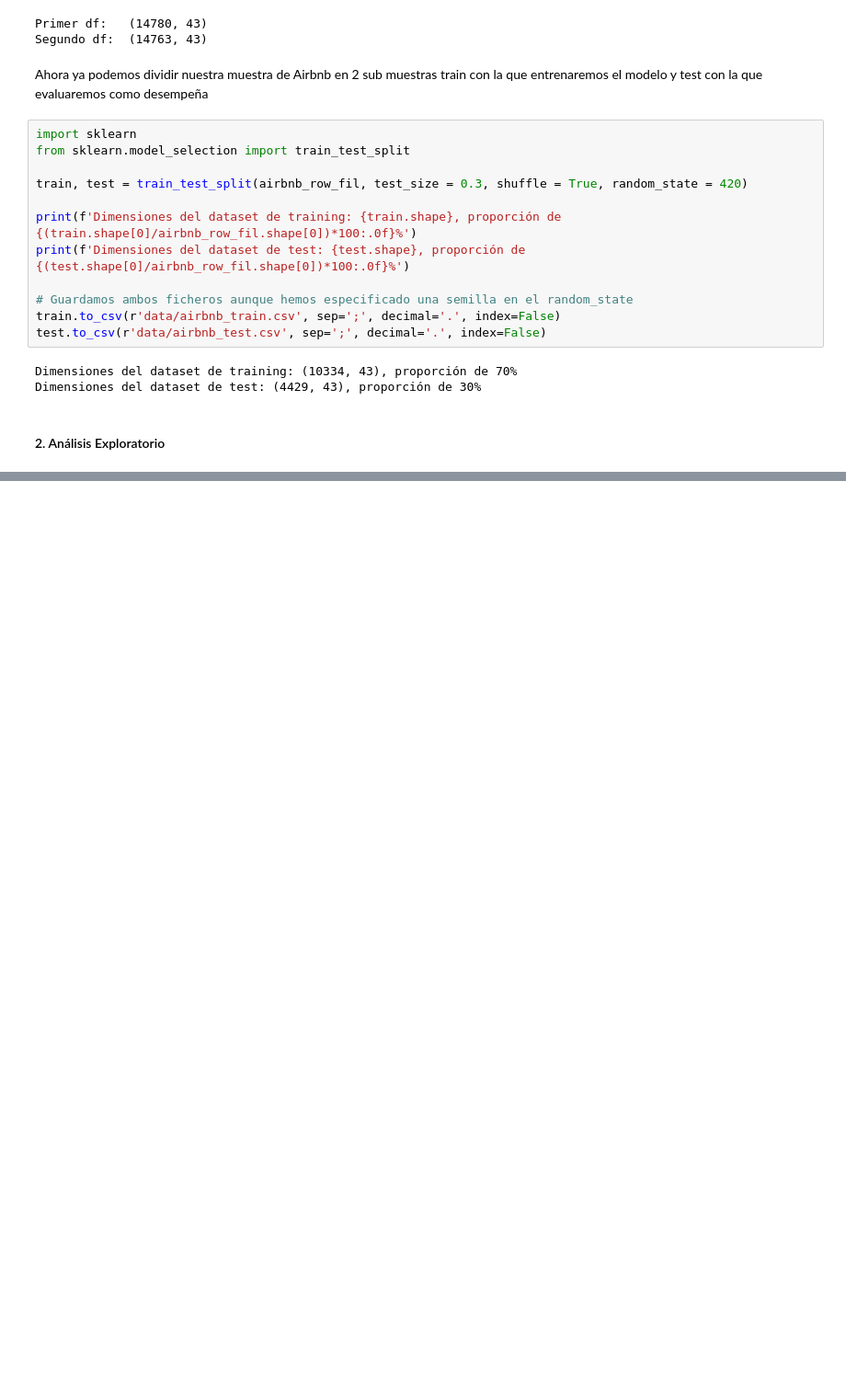
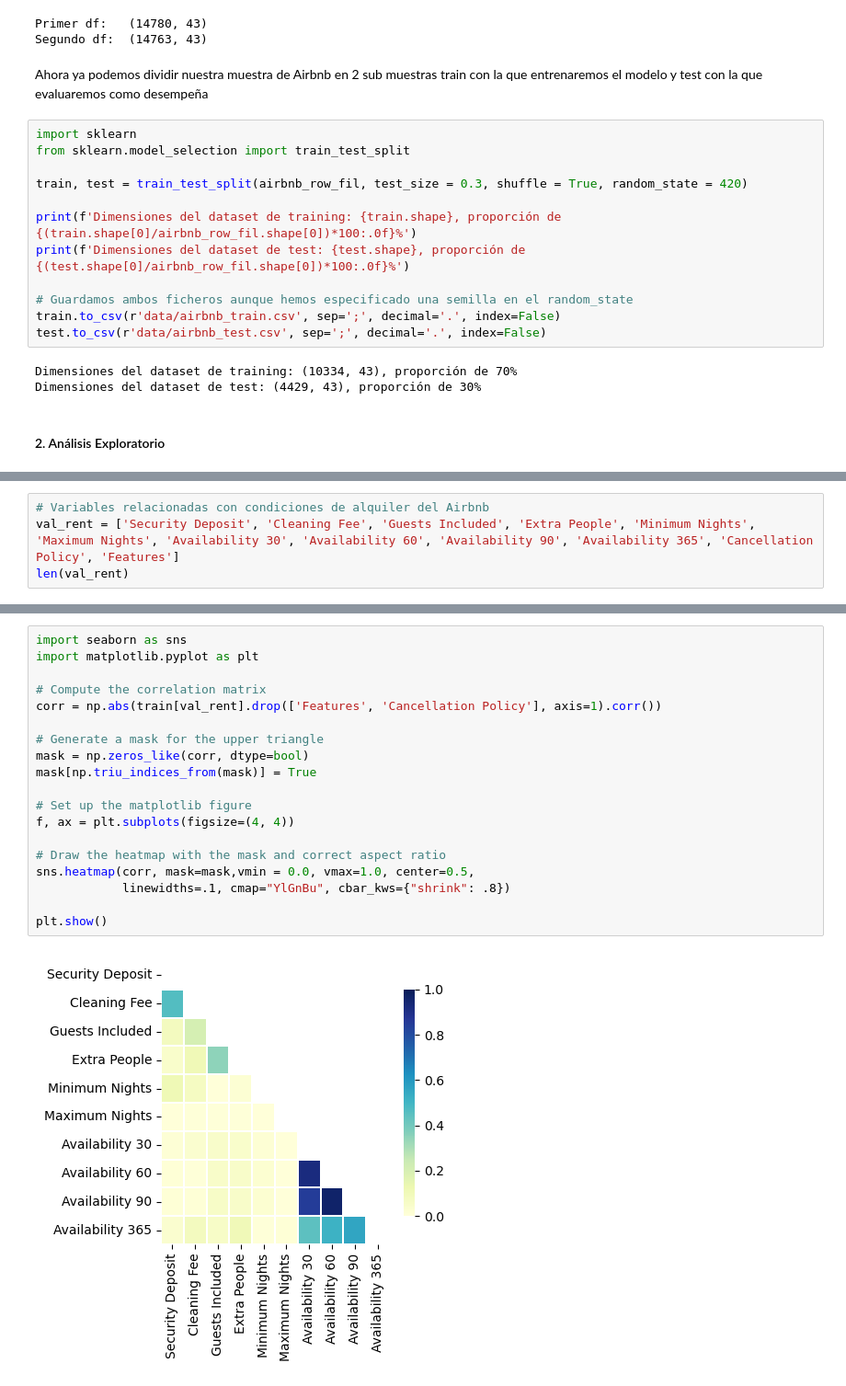
Before and after one commit to ramonlaborda/practica-ml, a Jupyter notebook: Estimacion Precio Airbnb.ipynb, the cells around one changed output, grey strips where cells are left out. Shown at 92% size. Cells and saved outputs as stored; diff of their text form; blank space fills up the shorter version.

```diff
--- a/Estimacion Precio Airbnb.ipynb
+++ b/Estimacion Precio Airbnb.ipynb
@@ -105,0 +161,4 @@ Dimensiones del dataset de test: (4429, 43), proporción de 30%
+# %%
+# Variables relacionadas con condiciones de alquiler del Airbnb
+val_rent = ['Security Deposit', 'Cleaning Fee', 'Guests Included', 'Extra People', 'Minimum Nights', 'Maximum Nights', 'Availability 30', 'Availability 60', 'Availability 90', 'Availability 365', 'Cancellation Policy', 'Features']
+len(val_rent)
@@ -105,0 +473,21 @@ Dimensiones del dataset de test: (4429, 43), proporción de 30%
+# %%
+import seaborn as sns
+import matplotlib.pyplot as plt
+
+# Compute the correlation matrix
+corr = np.abs(train[val_rent].drop(['Features', 'Cancellation Policy'], axis=1).corr())
+
+# Generate a mask for the upper triangle
+mask = np.zeros_like(corr, dtype=bool)
+mask[np.triu_indices_from(mask)] = True
+
+# Set up the matplotlib figure
+f, ax = plt.subplots(figsize=(4, 4))
+
+# Draw the heatmap with the mask and correct aspect ratio
+sns.heatmap(corr, mask=mask,vmin = 0.0, vmax=1.0, center=0.5,
+            linewidths=.1, cmap="YlGnBu", cbar_kws={"shrink": .8})
+
+plt.show()
+# %% [output]
+[figure, added]
```
Also changed, not shown: parts of 41 cells of this notebook, 1 other file.
